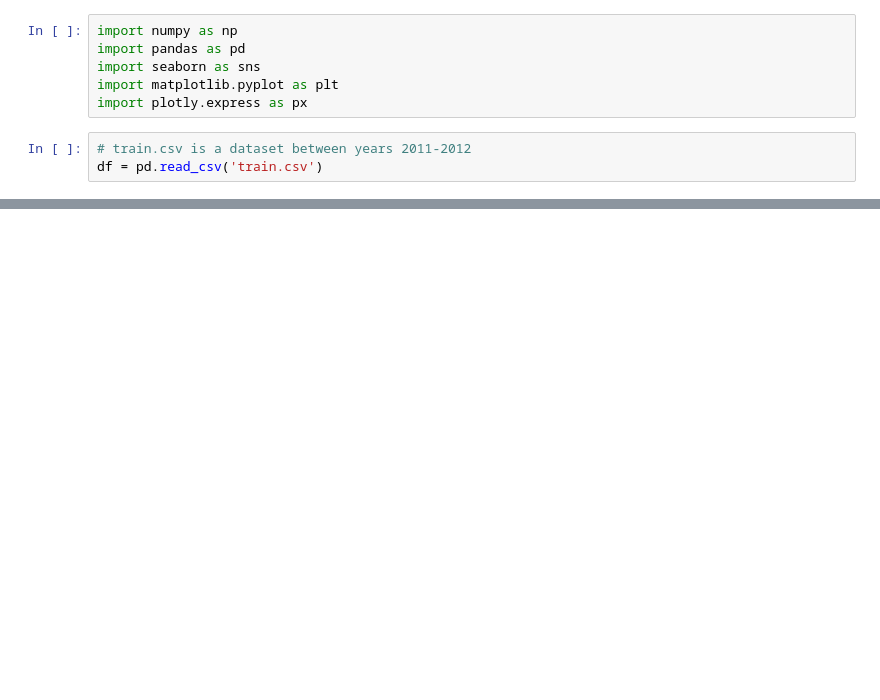
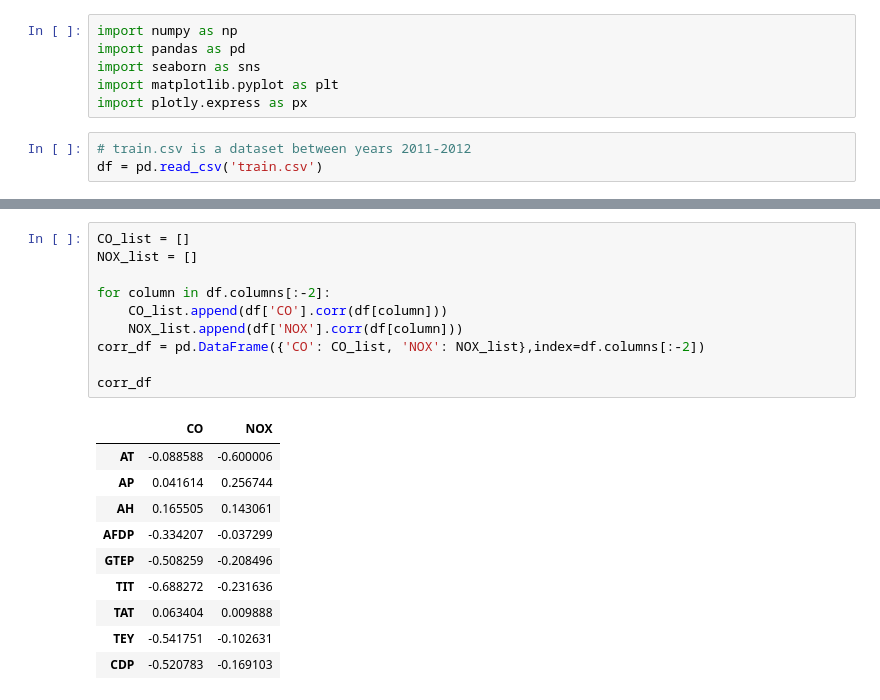
Before and after one commit to gil612/APP_P5, a Jupyter notebook: prediction.ipynb, the cells around one changed output, grey strips where cells are left out. Cells and saved outputs as stored; diff of their text form; blank space fills up the shorter version.

```diff
--- a/prediction.ipynb
+++ b/prediction.ipynb
@@ -63,0 +63,21 @@ heatmap.set_title('Features Correlating with NOX', fontdict={'fontsize':18}, pad
+# %%
+CO_list = []
+NOX_list = []
+
+for column in df.columns[:-2]:
+    CO_list.append(df['CO'].corr(df[column]))
+    NOX_list.append(df['NOX'].corr(df[column]))
+corr_df = pd.DataFrame({'CO': CO_list, 'NOX': NOX_list},index=df.columns[:-2])
+
+corr_df
+# %% [output]
+|  | CO | NOX |
+| AT | -0.088588 | -0.600006 |
+| AP | 0.041614 | 0.256744 |
+| AH | 0.165505 | 0.143061 |
+| AFDP | -0.334207 | -0.037299 |
+| GTEP | -0.508259 | -0.208496 |
+| TIT | -0.688272 | -0.231636 |
+| TAT | 0.063404 | 0.009888 |
+| TEY | -0.541751 | -0.102631 |
+| CDP | -0.520783 | -0.169103 |
```
Also changed, not shown: parts of 5 cells of this notebook.
